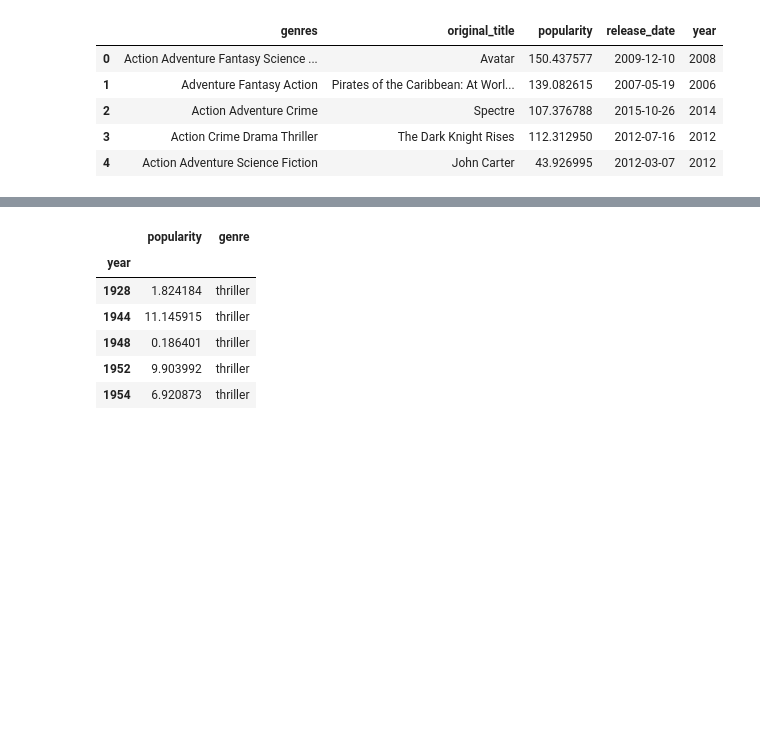
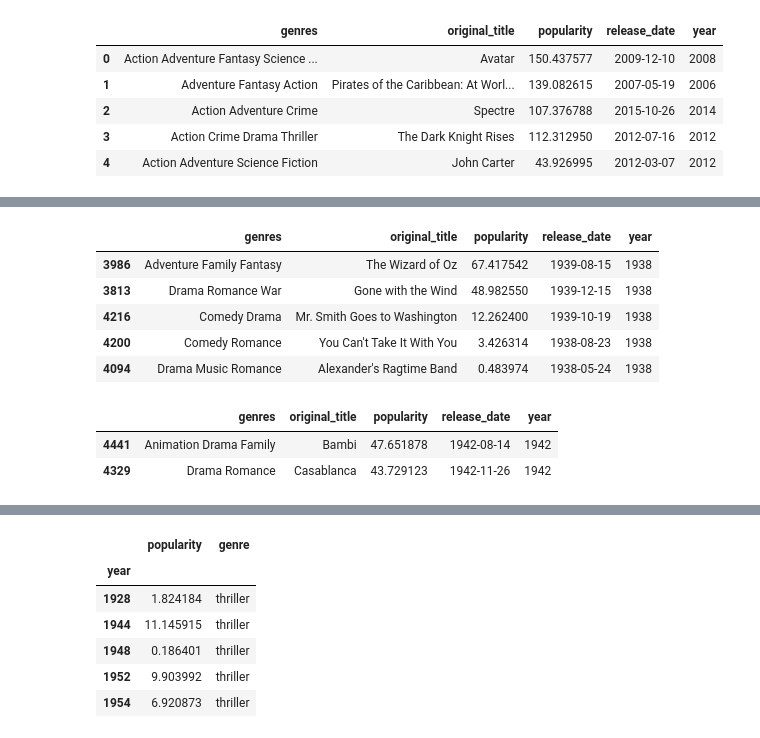
Before and after one commit to cristobalstrange/ProyectoInfoVis, a Jupyter notebook: data_cleaner.ipynb, the cells around one changed output, grey strips where cells are left out. Cells and saved outputs as stored; diff of their text form; code cells hidden in the pictures; blank space fills up the shorter version.

```diff
--- a/data_cleaner.ipynb
+++ b/data_cleaner.ipynb
@@ -162,3 +173,18 @@ max: 2017 min: 1916
+# %%
+df[df["year"] == 1938].sort_values(by="popularity", ascending=False)
+# %% [output]
+|  | genres | original_title | popularity | release_date | year |
+| 3986 | Adventure Family Fantasy | The Wizard of Oz | 67.417542 | 1939-08-15 | 1938 |
+| 3813 | Drama Romance War | Gone with the Wind | 48.982550 | 1939-12-15 | 1938 |
+| 4216 | Comedy Drama | Mr. Smith Goes to Washington | 12.262400 | 1939-10-19 | 1938 |
+| 4200 | Comedy Romance | You Can't Take It With You | 3.426314 | 1938-08-23 | 1938 |
+| 4094 | Drama Music Romance | Alexander's Ragtime Band | 0.483974 | 1938-05-24 | 1938 |
+# %%
+df[df["year"] == 1942].sort_values(by="popularity", ascending=False)
+# %% [output]
+|  | genres | original_title | popularity | release_date | year |
+| 4441 | Animation Drama Family | Bambi | 47.651878 | 1942-08-14 | 1942 |
+| 4329 | Drama Romance | Casablanca | 43.729123 | 1942-11-26 | 1942 |
 # %%
 df["action"] = df.apply(lambda x:"Action" in str(x["genres"]).split(" "), axis=1)
 df["adventure"] = df.apply(lambda x:"Adventure" in str(x["genres"]).split(" "), axis=1)
```
Also changed, not shown: parts of 4 cells of this notebook.
